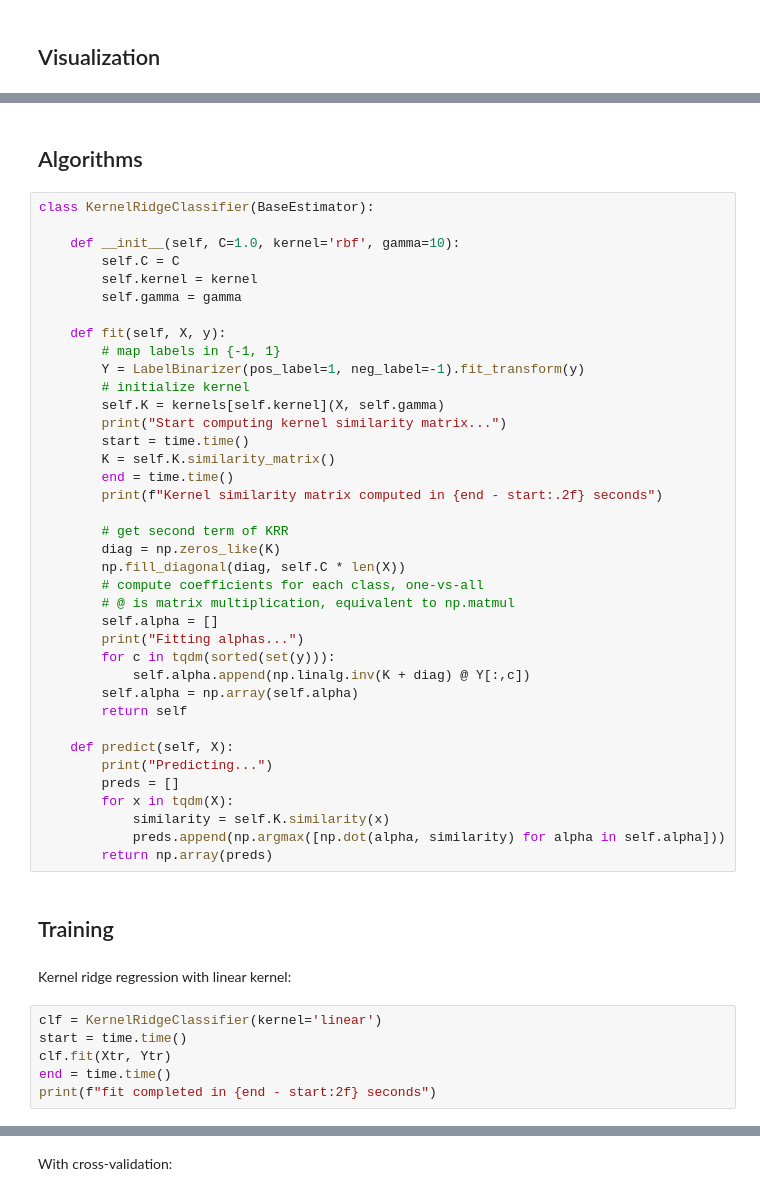
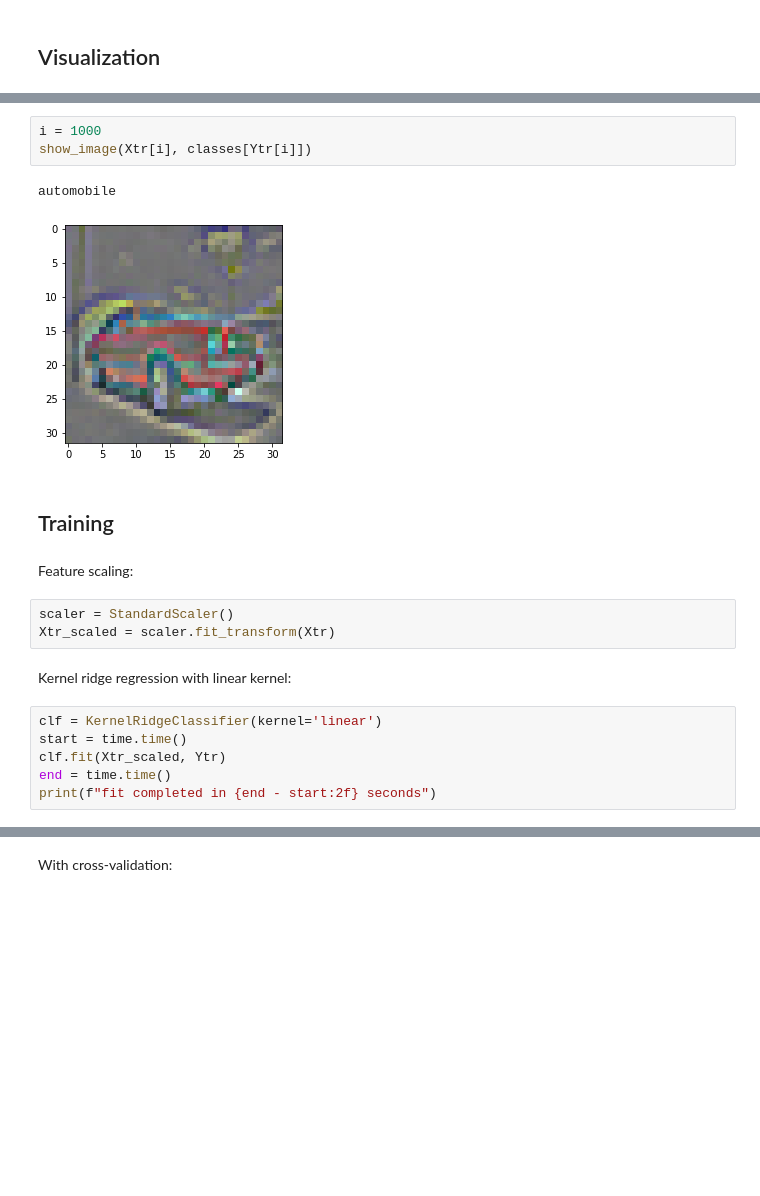
Before and after one commit to gabridego/KMML, a Jupyter notebook: main.ipynb, the cells around one changed output, grey strips where cells are left out. Drawn from its saved outputs; the diff is of its cells as text; blank space fills up the shorter version.

```diff
--- a/main.ipynb
+++ b/main.ipynb
@@ -100,51 +35,22 @@ kernels = {'linear': LinearKernel, 'rbf': GaussianKernel}
-# %% [markdown]
-## Algorithms
-# %%
-class KernelRidgeClassifier(BaseEstimator):
-
-    def __init__(self, C=1.0, kernel='rbf', gamma=10):
-        self.C = C
-        self.kernel = kernel
-        self.gamma = gamma
-
-    def fit(self, X, y):
-        # map labels in {-1, 1}
-        Y = LabelBinarizer(pos_label=1, neg_label=-1).fit_transform(y)
-        # initialize kernel
-        self.K = kernels[self.kernel](X, self.gamma)
-        print("Start computing kernel similarity matrix...")
-        start = time.time()
-        K = self.K.similarity_matrix()
-        end = time.time()
-        print(f"Kernel similarity matrix computed in {end - start:.2f} seconds")
-
-        # get second term of KRR
-        diag = np.zeros_like(K)
-        np.fill_diagonal(diag, self.C * len(X))
-        # compute coefficients for each class, one-vs-all
-        # @ is matrix multiplication, equivalent to np.matmul
-        self.alpha = []
-        print("Fitting alphas...")
-        for c in tqdm(sorted(set(y))):
-            self.alpha.append(np.linalg.inv(K + diag) @ Y[:,c])
-        self.alpha = np.array(self.alpha)
-        return self
-
-    def predict(self, X):
-        print("Predicting...")
-        preds = []
-        for x in tqdm(X):
-            similarity = self.K.similarity(x)
-            preds.append(np.argmax([np.dot(alpha, similarity) for alpha in self.alpha]))
-        return np.array(preds)
+# %%
+i = 1000
+show_image(Xtr[i], classes[Ytr[i]])
+# %% [output]
+automobile
+[figure, added]
 # %% [markdown]
 ## Training
+# %% [markdown]
+Feature scaling:
+# %%
+scaler = StandardScaler()
+Xtr_scaled = scaler.fit_transform(Xtr)
 # %% [markdown]
 Kernel ridge regression with linear kernel:
 # %%
 clf = KernelRidgeClassifier(kernel='linear')
 start = time.time()
-clf.fit(Xtr, Ytr)
+clf.fit(Xtr_scaled, Ytr)
 end = time.time()
 print(f"fit completed in {end - start:2f} seconds")
 # %% [markdown]
```
Also changed, not shown: parts of 28 cells of this notebook, 4 other files.
